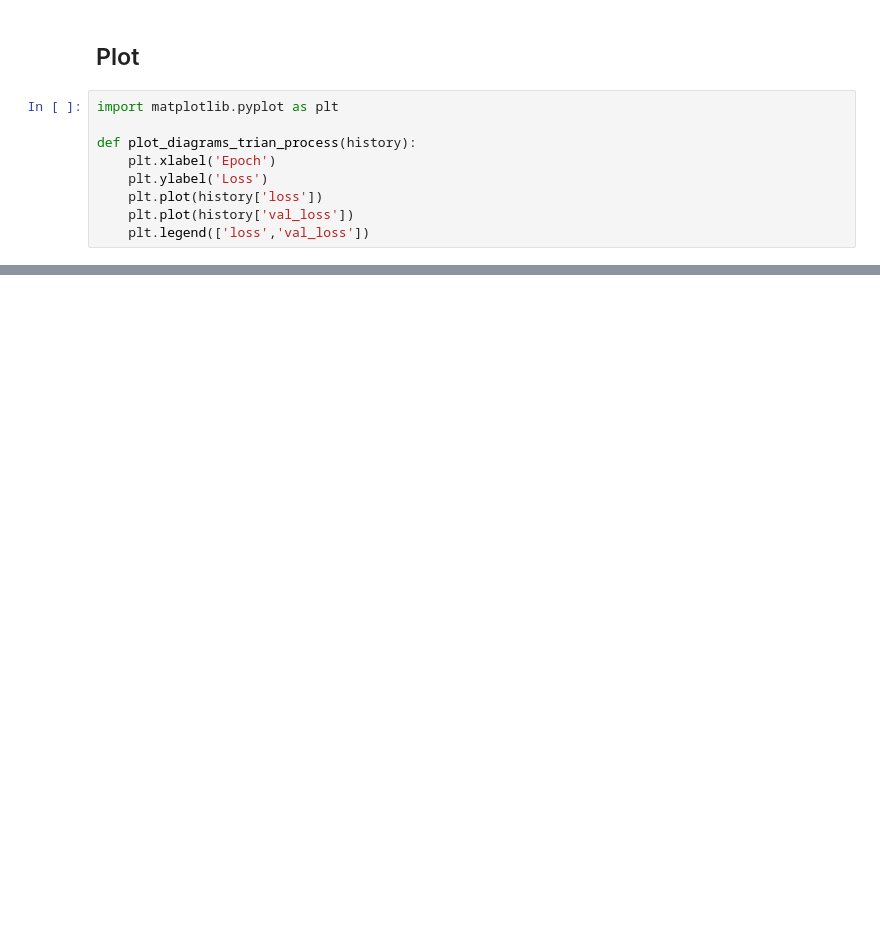
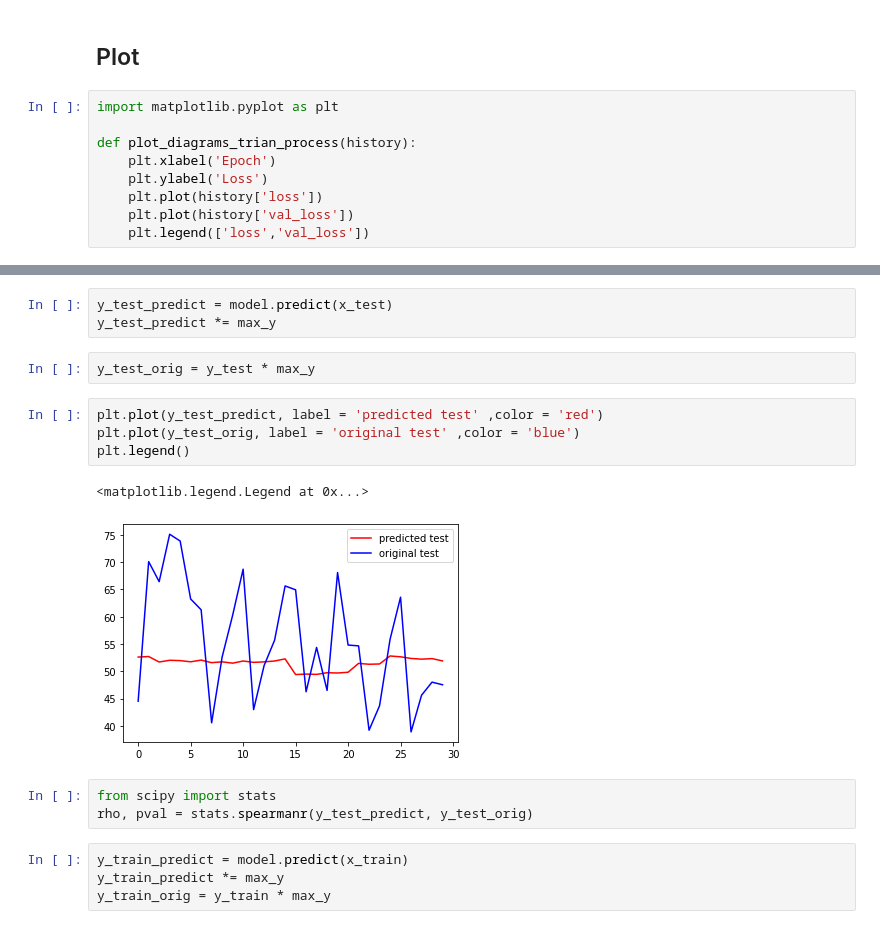
Before and after one commit to aliabdari/compressed-QA, a Jupyter notebook: QA_compressed_domain.ipynb, the cells around one changed output, grey strips where cells are left out. Saved outputs shown, nothing was run; the diff lists cells and outputs as text; blank space fills up the shorter version.

```diff
--- a/QA_compressed_domain.ipynb
+++ b/QA_compressed_domain.ipynb
@@ -163,0 +168,19 @@ plot_diagrams_trian_process(history.history)
+# %%
+y_test_predict = model.predict(x_test)
+y_test_predict *= max_y
+# %%
+y_test_orig = y_test * max_y
+# %%
+plt.plot(y_test_predict, label = 'predicted test' ,color = 'red')
+plt.plot(y_test_orig, label = 'original test' ,color = 'blue')
+plt.legend()
+# %% [output]
+<matplotlib.legend.Legend at 0x...>
+[figure, added]
+# %%
+from scipy import stats
+rho, pval = stats.spearmanr(y_test_predict, y_test_orig)
+# %%
+y_train_predict = model.predict(x_train)
+y_train_predict *= max_y
+y_train_orig = y_train * max_y
```
Also changed, not shown: parts of 7 cells of this notebook.
